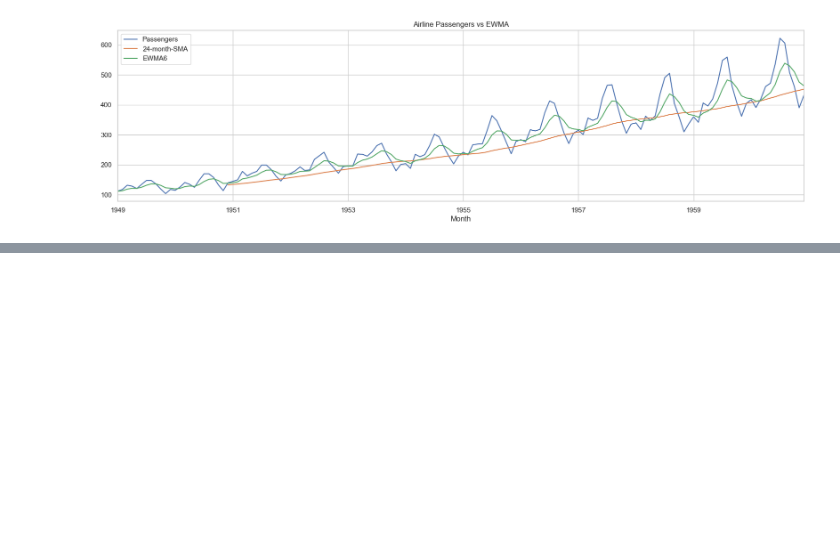
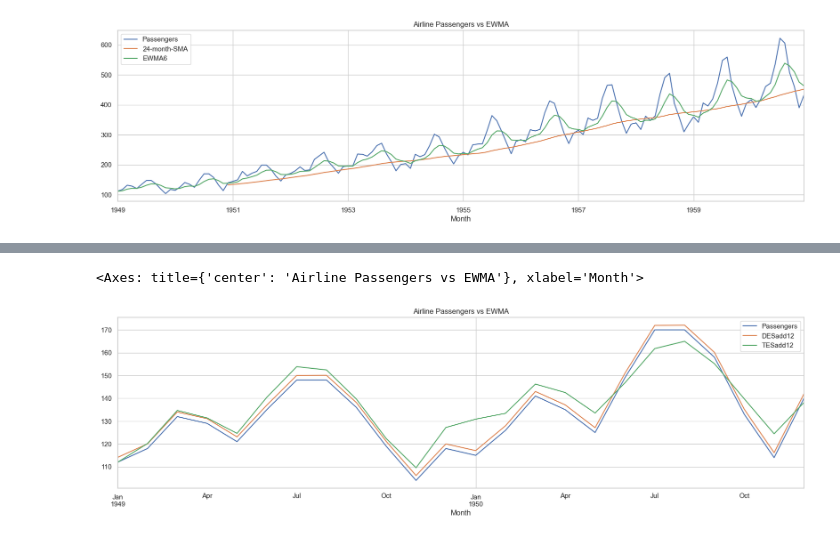
Before and after one commit to sevann-radhak/UBA-AST, a Jupyter notebook: clase2/clase2.ipynb, the cells around one changed output, grey strips where cells are left out. Saved outputs shown, nothing was run; the diff lists cells and outputs as text; code cells hidden in the pictures; blank space fills up the shorter version.

```diff
--- a/clase2/clase2.ipynb
+++ b/clase2/clase2.ipynb
@@ -292,0 +347,7 @@ df_airline[['Passengers', '24-month-SMA', 'EWMA6']].plot(title='Airline Passenge
+# %%
+df_airline['TESadd12'] = ExponentialSmoothing(df_airline['Passengers'], trend='add', seasonal='add', seasonal_periods=12).fit().fittedvalues
+# %%
+df_airline[['Passengers', 'DESadd12', 'TESadd12']].iloc[:24].plot(title='Airline Passengers vs EWMA', figsize=(20, 5))
+# %% [output]
+<Axes: title={'center': 'Airline Passengers vs EWMA'}, xlabel='Month'>
+[figure, added]
```
Also changed, not shown: parts of 39 cells of this notebook, 4 other files.
